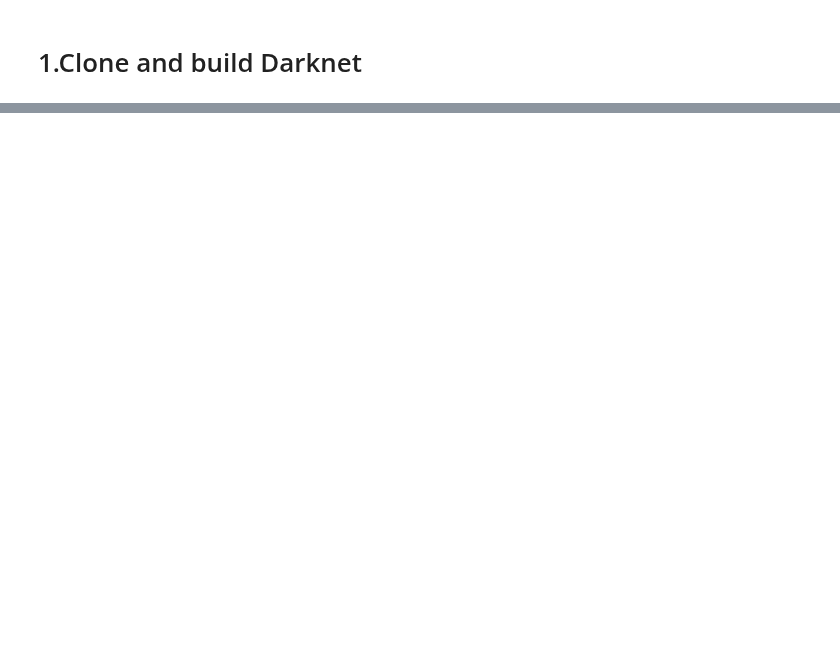
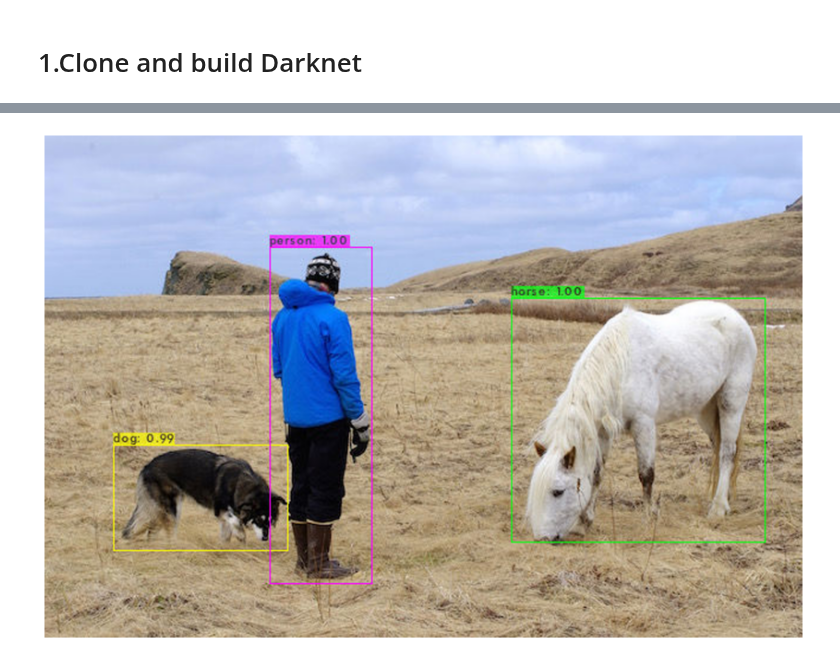
Before and after one commit to mralamdari/YOLO, a Jupyter notebook: YoloV3_tensorflow.ipynb, the cells around one changed output, grey strips where cells are left out. Drawn from its saved outputs; the diff is of its cells as text; code cells hidden in the pictures; blank space fills up the shorter version.

```diff
--- a/YoloV3_tensorflow.ipynb
+++ b/YoloV3_tensorflow.ipynb
@@ -24,0 +43,11 @@ Resolving deltas: 100% (10395/10395), done.
+# %%
+def imShow(path):
+  image = cv2.imread(path)
+  height, width = image.shape[:2]
+  resized_image = cv2.resize(image,(3*width, 3*height), interpolation = cv2.INTER_CUBIC)
+
+  fig = plt.gcf()
+  fig.set_size_inches(18, 10)
+  plt.axis("off")
+  plt.imshow(cv2.cvtColor(resized_image, cv2.COLOR_BGR2RGB))
+  plt.show()
@@ -24,0 +81,4 @@ Resolving deltas: 100% (10395/10395), done.
+# %%
+imShow('predictions.jpg')
+# %% [output]
+[figure, added]
```
Also changed, not shown: parts of 11 cells of this notebook.
